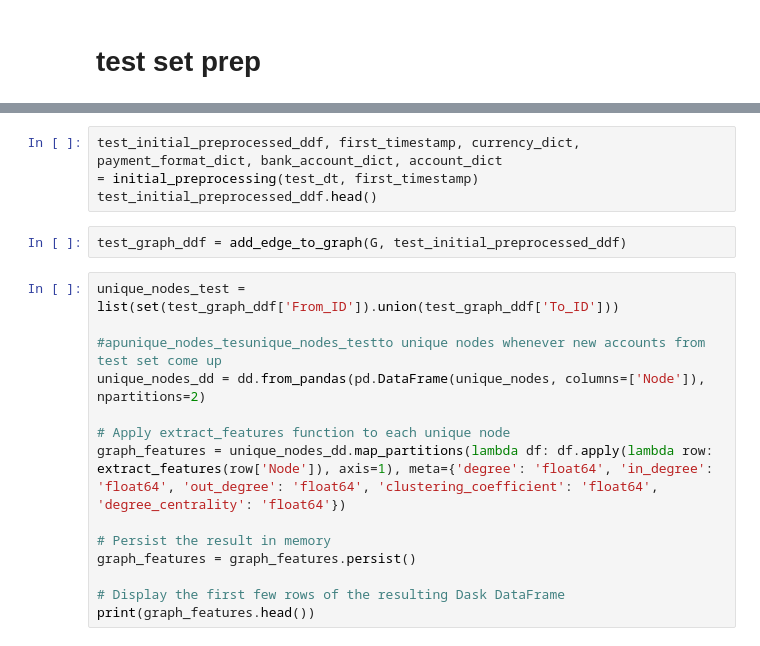
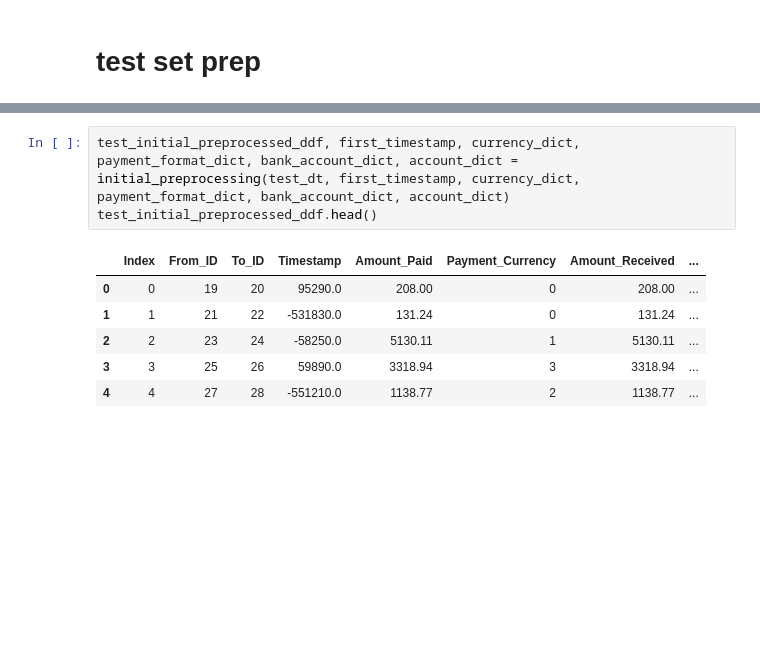
Before and after one commit to adinjayp/anti_money_laundering_project, a Jupyter notebook: AML_Preprocessing.ipynb, the cells around one changed output, grey strips where cells are left out. Drawn from its saved outputs; the diff is of its cells as text; blank space fills up the shorter version.

```diff
--- a/AML_Preprocessing.ipynb
+++ b/AML_Preprocessing.ipynb
@@ -271,20 +434,10 @@ def initial_preprocessing(raw_data, first_timestamp, currency_dict, payment_form
 # %%
-test_initial_preprocessed_ddf, first_timestamp, currency_dict, payment_format_dict, bank_account_dict, account_dict
-= initial_preprocessing(test_dt, first_timestamp)
+test_initial_preprocessed_ddf, first_timestamp, currency_dict, payment_format_dict, bank_account_dict, account_dict = initial_preprocessing(test_dt, first_timestamp, currency_dict, payment_format_dict, bank_account_dict, account_dict)
 test_initial_preprocessed_ddf.head()
+# %% [output]
+|  | Index | From_ID | To_ID | Timestamp | Amount_Paid | Payment_Currency | Amount_Received | ... |
+| 0 | 0 | 19 | 20 | 95290.0 | 208.00 | 0 | 208.00 | ... |
+| 1 | 1 | 21 | 22 | -531830.0 | 131.24 | 0 | 131.24 | ... |
+| 2 | 2 | 23 | 24 | -58250.0 | 5130.11 | 1 | 5130.11 | ... |
+| 3 | 3 | 25 | 26 | 59890.0 | 3318.94 | 3 | 3318.94 | ... |
+| 4 | 4 | 27 | 28 | -551210.0 | 1138.77 | 2 | 1138.77 | ... |
-# %%
-test_graph_ddf = add_edge_to_graph(G, test_initial_preprocessed_ddf)
-# %%
-unique_nodes_test = list(set(test_graph_ddf['From_ID']).union(test_graph_ddf['To_ID']))
-
-#apunique_nodes_tesunique_nodes_testto unique nodes whenever new accounts from test set come up
-unique_nodes_dd = dd.from_pandas(pd.DataFrame(unique_nodes, columns=['Node']), npartitions=2)
-
-# Apply extract_features function to each unique node
-graph_features = unique_nodes_dd.map_partitions(lambda df: df.apply(lambda row: extract_features(row['Node']), axis=1), meta={'degree': 'float64', 'in_degree': 'float64', 'out_degree': 'float64', 'clustering_coefficient': 'float64', 'degree_centrality': 'float64'})
-
-# Persist the result in memory
-graph_features = graph_features.persist()
-
-# Display the first few rows of the resulting Dask DataFrame
-print(graph_features.head())
```
Also changed, not shown: parts of 28 cells of this notebook.
